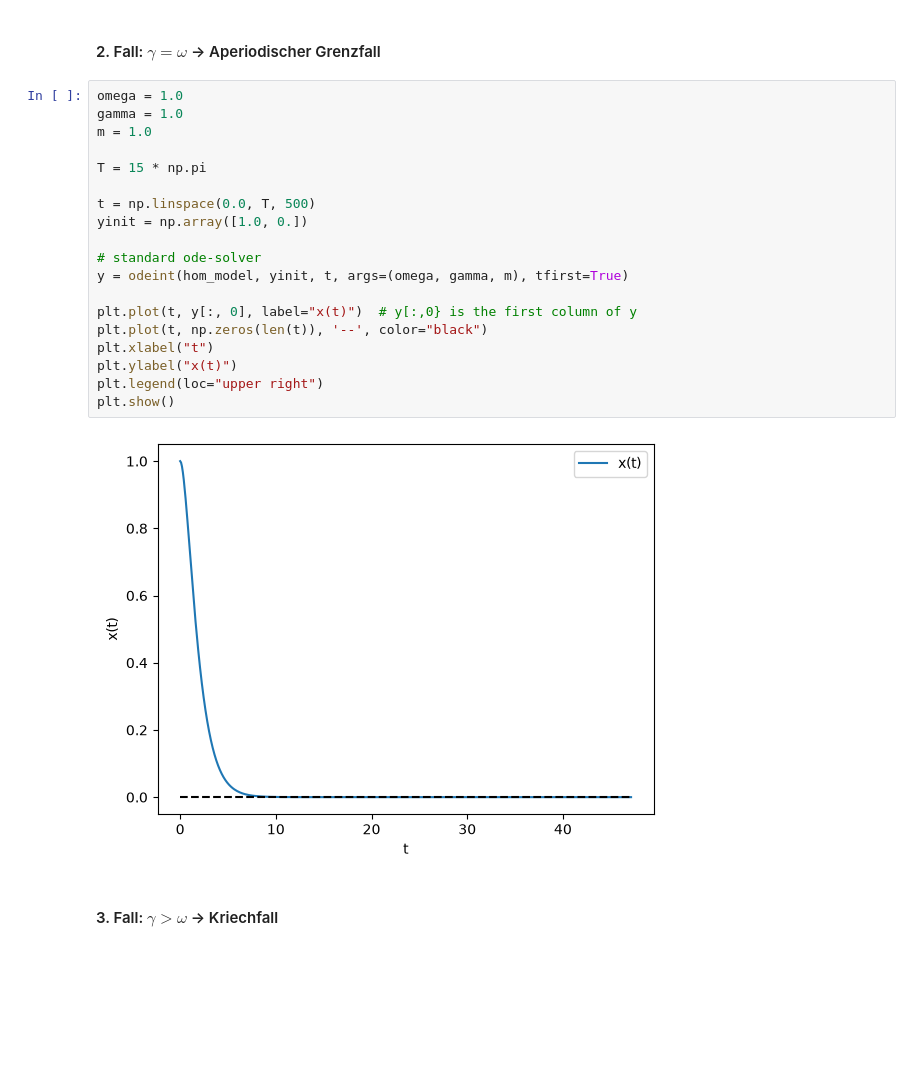
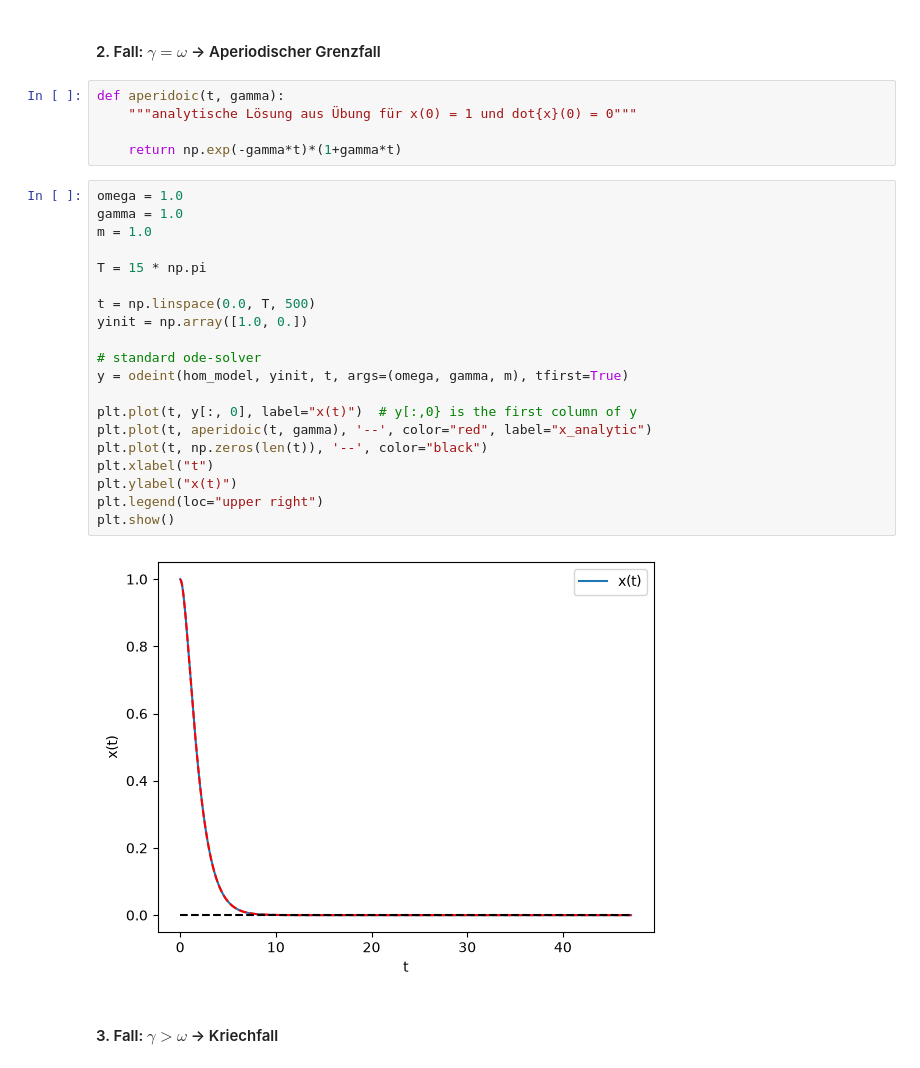
Before and after one commit to motthoma/dhbw_mathe_3_notebooks_skripte, a Jupyter notebook: jupyter_notebooks/harmonic_oscillator.ipynb, the cells around one changed output. Drawn from its saved outputs; the diff is of its cells as text; blank space fills up the shorter version.

```diff
--- a/jupyter_notebooks/harmonic_oscillator.ipynb
+++ b/jupyter_notebooks/harmonic_oscillator.ipynb
@@ -60,27 +61,33 @@ plt.show()
 # %% [markdown]
 
 #### 2. Fall: $\gamma = \omega $ -> Aperiodischer Grenzfall
+# %%
+def aperidoic(t, gamma):
+    """analytische Lösung aus Übung für x(0) = 1 und dot{x}(0) = 0"""
+
+    return np.exp(-gamma*t)*(1+gamma*t)
 # %%
 omega = 1.0
 gamma = 1.0
 m = 1.0
 
 T = 15 * np.pi
 
 t = np.linspace(0.0, T, 500)
 yinit = np.array([1.0, 0.])
 
 # standard ode-solver
 y = odeint(hom_model, yinit, t, args=(omega, gamma, m), tfirst=True)
 
 plt.plot(t, y[:, 0], label="x(t)")  # y[:,0} is the first column of y
+plt.plot(t, aperidoic(t, gamma), '--', color="red", label="x_analytic")
 plt.plot(t, np.zeros(len(t)), '--', color="black")
 plt.xlabel("t")
 plt.ylabel("x(t)")
 plt.legend(loc="upper right")
 plt.show()
 # %% [output]
-[figure, old version]
+[figure, new version]
 # %% [markdown]
 
 #### 3. Fall: $\gamma > \omega $ -> Kriechfall
```
Also changed, not shown: parts of 3 cells of this notebook.
